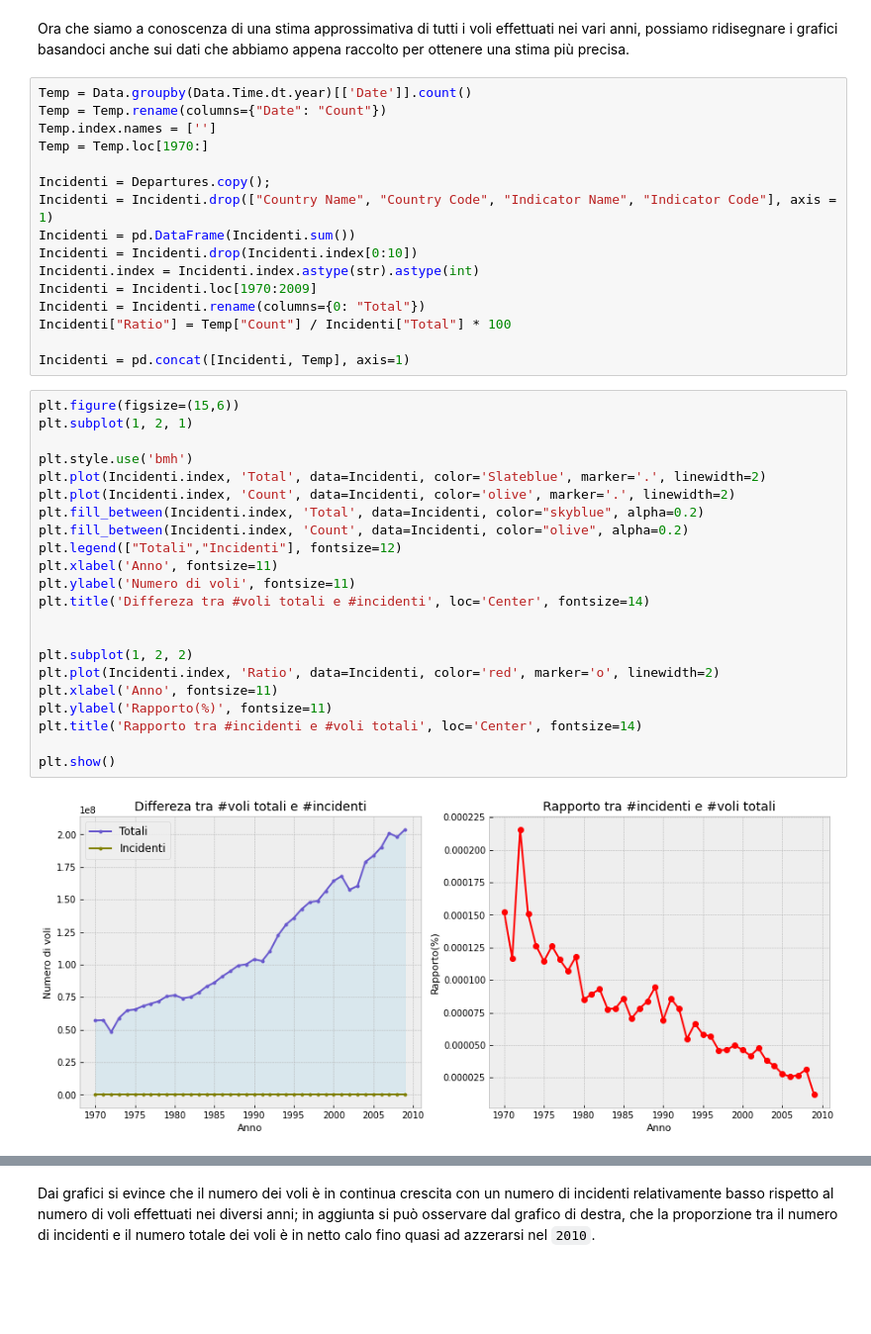
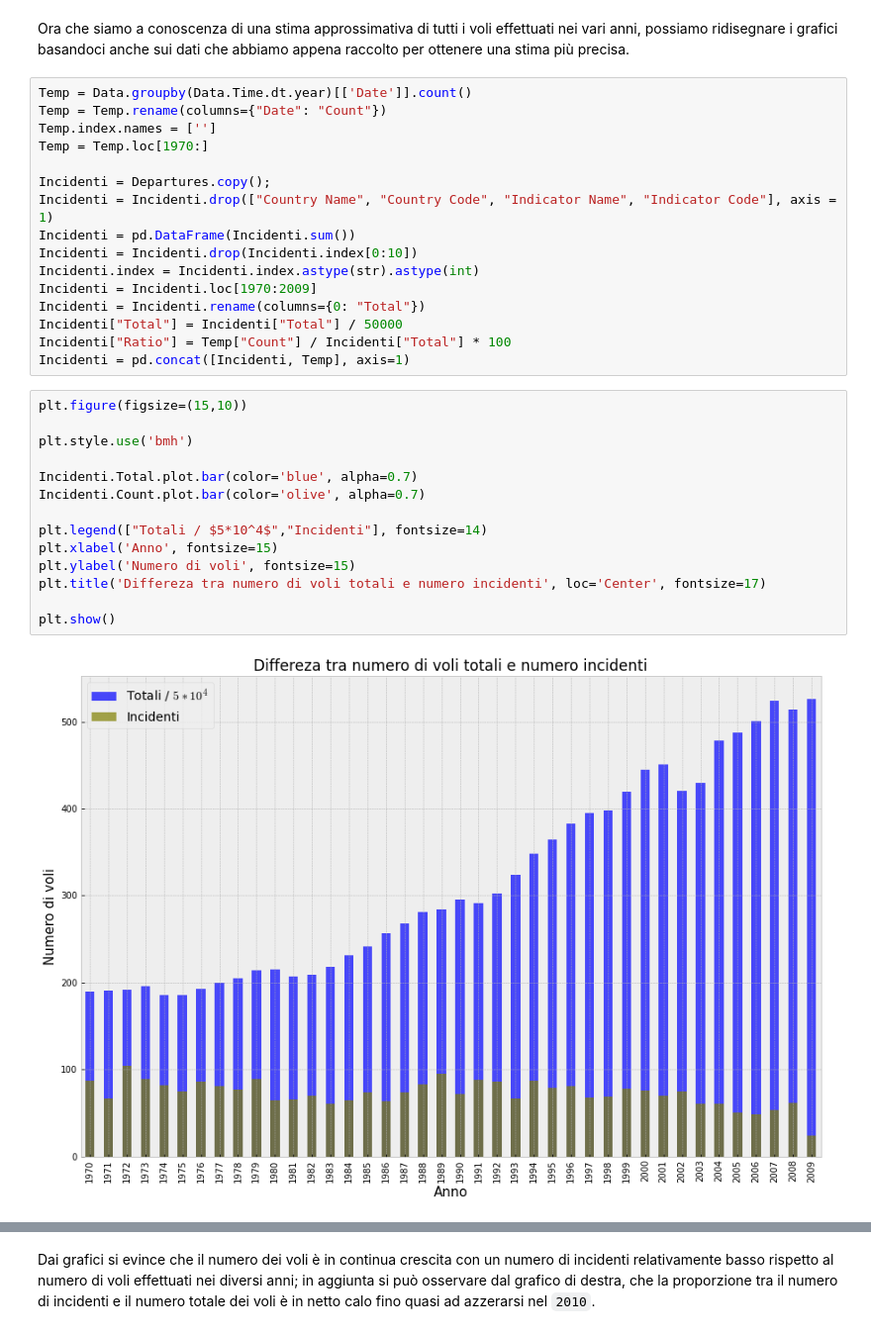
Before and after one commit to A-mangio/incidenti_aerei, a Jupyter notebook: airplaneCrashes.ipynb, the cells around one changed output, grey strips where cells are left out. Shown at 99% size. Drawn from its saved outputs; the diff is of its cells as text; blank space fills up the shorter version.

Commit message:
adding new graphs and fix text

```diff
--- a/airplaneCrashes.ipynb
+++ b/airplaneCrashes.ipynb
@@ -284,30 +284,22 @@ Incidenti = Incidenti.drop(Incidenti.index[0:10])
 Incidenti.index = Incidenti.index.astype(str).astype(int)
 Incidenti = Incidenti.loc[1970:2009]
 Incidenti = Incidenti.rename(columns={0: "Total"})
+Incidenti["Total"] = Incidenti["Total"] / 50000
 Incidenti["Ratio"] = Temp["Count"] / Incidenti["Total"] * 100
-
 Incidenti = pd.concat([Incidenti, Temp], axis=1)
 # %%
-plt.figure(figsize=(15,6))
-plt.subplot(1, 2, 1)
+plt.figure(figsize=(15,10))
 
 plt.style.use('bmh')
-plt.plot(Incidenti.index, 'Total', data=Incidenti, color='Slateblue', marker='.', linewidth=2)
-plt.plot(Incidenti.index, 'Count', data=Incidenti, color='olive', marker='.', linewidth=2)
-plt.fill_between(Incidenti.index, 'Total', data=Incidenti, color="skyblue", alpha=0.2)
-plt.fill_between(Incidenti.index, 'Count', data=Incidenti, color="olive", alpha=0.2)
-plt.legend(["Totali","Incidenti"], fontsize=12)
-plt.xlabel('Anno', fontsize=11)
-plt.ylabel('Numero di voli', fontsize=11)
-plt.title('Differeza tra #voli totali e #incidenti', loc='Center', fontsize=14)
 
+Incidenti.Total.plot.bar(color='blue', alpha=0.7)
+Incidenti.Count.plot.bar(color='olive', alpha=0.7)
 
-plt.subplot(1, 2, 2)
-plt.plot(Incidenti.index, 'Ratio', data=Incidenti, color='red', marker='o', linewidth=2)
-plt.xlabel('Anno', fontsize=11)
-plt.ylabel('Rapporto(%)', fontsize=11)
-plt.title('Rapporto tra #incidenti e #voli totali', loc='Center', fontsize=14)
+plt.legend(["Totali / $5*10^4$","Incidenti"], fontsize=14)
+plt.xlabel('Anno', fontsize=15)
+plt.ylabel('Numero di voli', fontsize=15)
+plt.title('Differeza tra numero di voli totali e numero incidenti', loc='Center', fontsize=17)
 
 plt.show()
 # %% [output]
-[figure, old version]
+[figure, new version]
```
Also changed, not shown: parts of 16 cells of this notebook, 2 other files.
